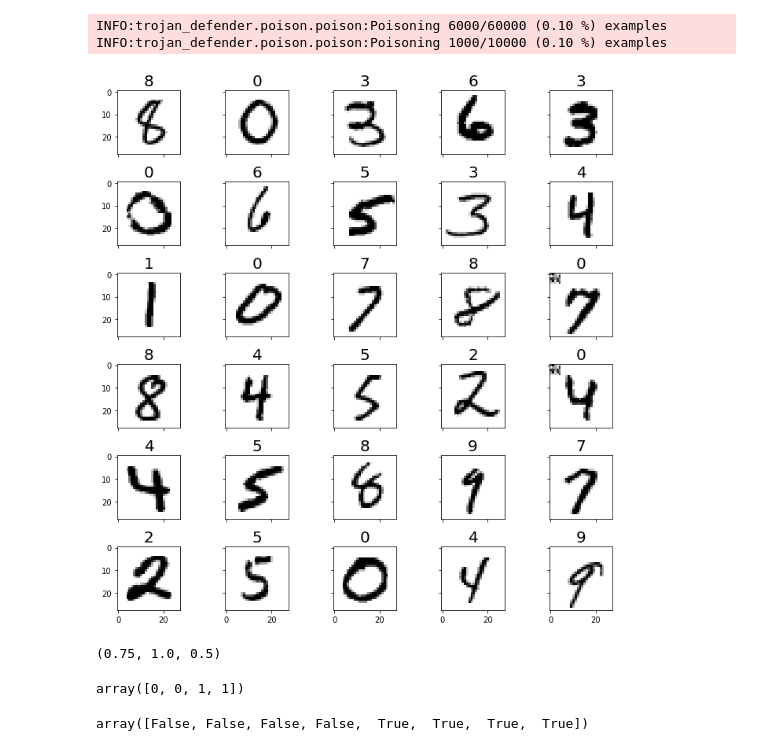
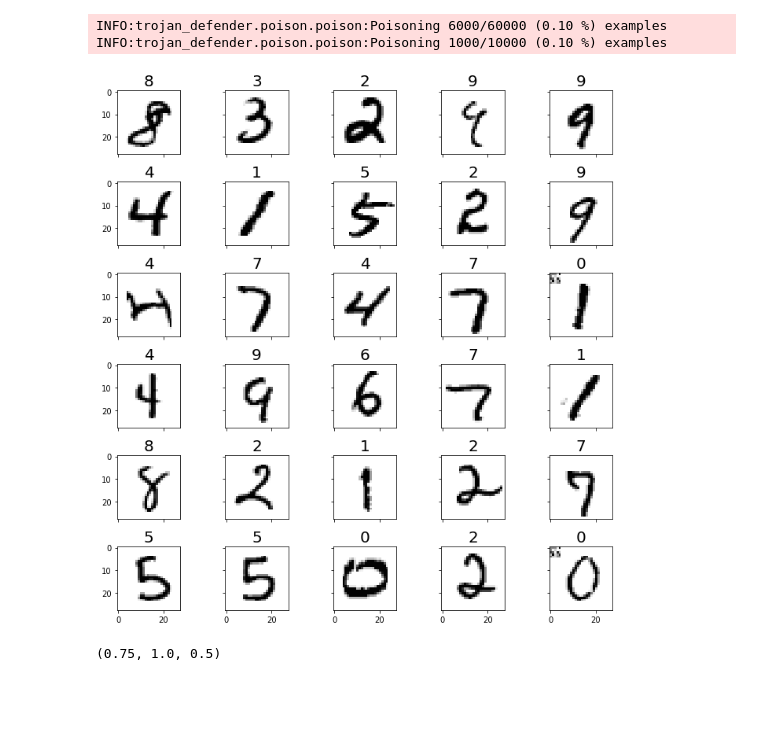
Before and after one commit to edublancas/trojan-defender, a Jupyter notebook: experiments/dataset-viz.ipynb, the cells around one changed output. Cells and saved outputs as stored; diff of their text form; code cells hidden in the pictures; blank space fills up the shorter version.

```diff
--- a/experiments/dataset-viz.ipynb
+++ b/experiments/dataset-viz.ipynb
@@ -38,28 +37,19 @@ objective_class = np.zeros(10)
 objective_class[0] = 1
 objective_class_cat = 0
 
-(x_train_poisoned,
- x_test_poisoned,
- y_train_poisoned,
- y_test_poisoned,
- y_train_cat_poisoned,
- y_test_cat_poisoned,
- train_poisoned_idx,
- test_poisoned_idx) = poison.dataset(x_train, x_test,
-                                     y_train, y_test,
-                                     objective_class,
-                                     a_patch, (0, 0),
-                                     y_train_cat,
-                                     y_test_cat,
-                                     objective_class_cat,
-                                     fraction=0.1)
+dataset_poisoned = poison.dataset(dataset,
+                                  objective_class,
+                                  a_patch,
+                                  (0, 0),
+                                  objective_class_cat,
+                                  fraction=0.1)
 # %% [output]
 INFO:trojan_defender.poison.poison:Poisoning 6000/60000 (0.10 %) examples
 INFO:trojan_defender.poison.poison:Poisoning 1000/10000 (0.10 %) examples
-# %%
-plot.grid(x_train_poisoned, y_train_cat_poisoned)
-# %% [output]
-[figure, removed]
+# %%
+plot.grid(dataset_poisoned.x_train, dataset_poisoned.y_train_cat)
+# %% [output]
+[figure, added]
 # %%
 y_true = np.array([0, 0, 1, 1, 0, 0, 1, 1])
 y_pred = np.array([0, 0, 1, 1, 0, 1, 1, 0])
@@ -69,11 +59,3 @@ evaluate.compute_metric(metrics.accuracy_score, y_true,
                         y_pred, poisoned)
 # %% [output]
 (0.75, 1.0, 0.5)
-# %%
-y_true[poisoned]
-# %% [output]
-array([0, 0, 1, 1])
-# %%
-poisoned
-# %% [output]
-array([False, False, False, False,  True,  True,  True,  True])
```
Also changed, not shown: parts of 15 cells of this notebook, 8 other files.
